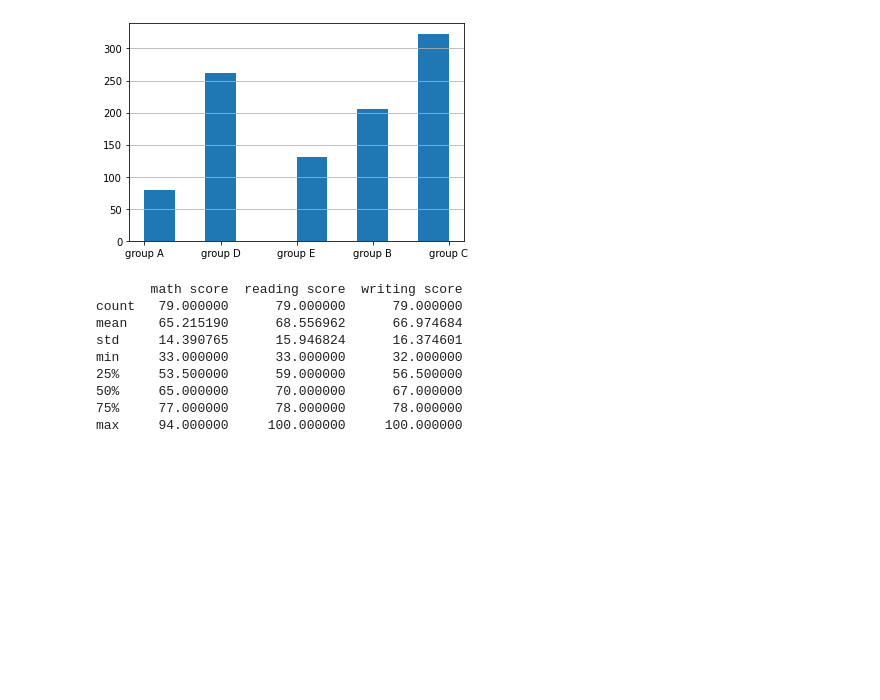
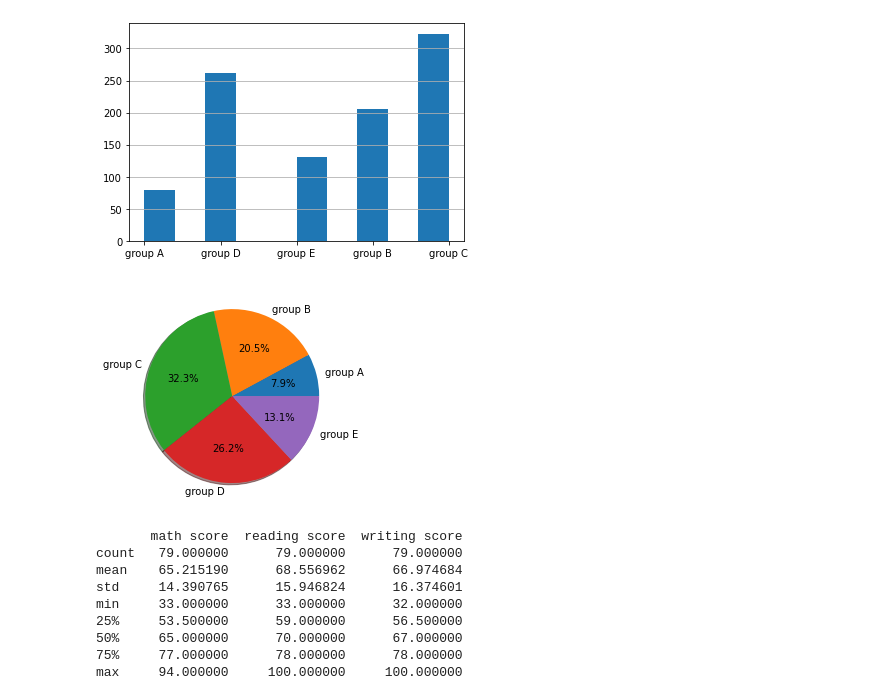
Before and after one commit to MeepoohVP/student_score, a Jupyter notebook: exam_anlz.ipynb, the cells around one changed output. Drawn from its saved outputs; the diff is of its cells as text; code cells hidden in the pictures; blank space fills up the shorter version.

```diff
--- a/exam_anlz.ipynb
+++ b/exam_anlz.ipynb
@@ -77,6 +74,13 @@ plt.grid(axis = 'y')
 plt.show()
 # %% [output]
 [figure]
+# %%
+y = [len(exam_data[exam_data['race/ethnicity'] == 'group A']), len(exam_data[exam_data['race/ethnicity'] == 'group B']), len(exam_data[exam_data['race/ethnicity'] == 'group C']), len(exam_data[exam_data['race/ethnicity'] == "group D"]), len(exam_data[exam_data['race/ethnicity'] == "group E"])]
+mylabels = ['group A' ,'group B' ,'group C' , "group D", "group E"]
+plt.pie(y, labels = mylabels, autopct='%1.1f%%', shadow = True)
+plt.show()
+# %% [output]
+[figure, added]
 # %%
 group_A = exam_data[exam_data['race/ethnicity'] == 'group A']
 group_B = exam_data[exam_data['race/ethnicity'] == 'group B']
```
Also changed, not shown: parts of 13 cells of this notebook.
